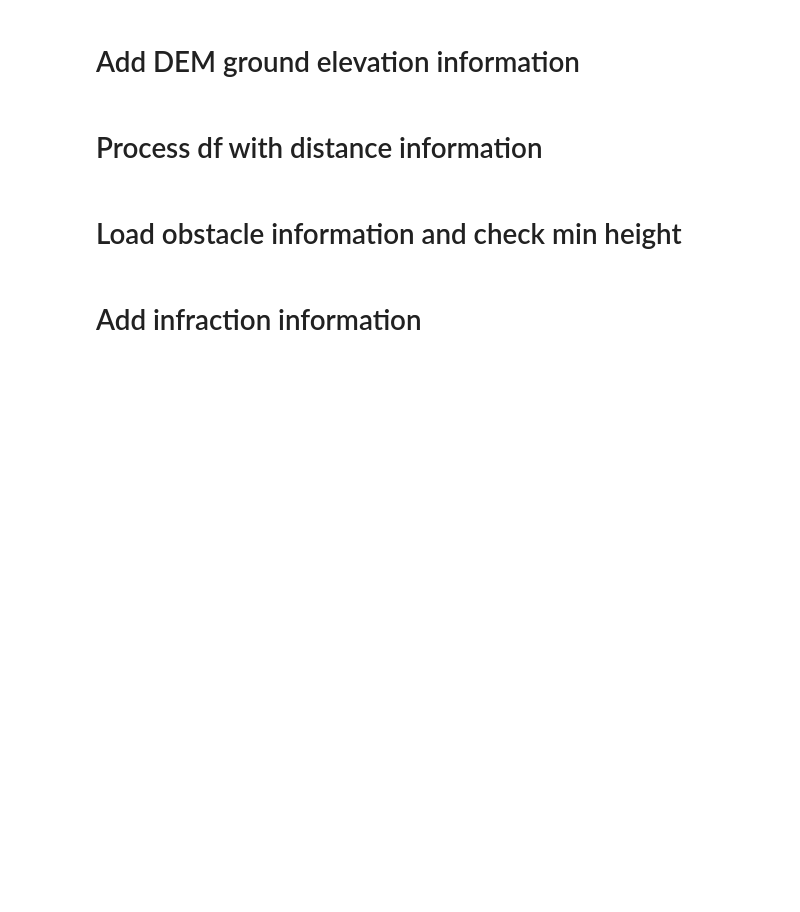
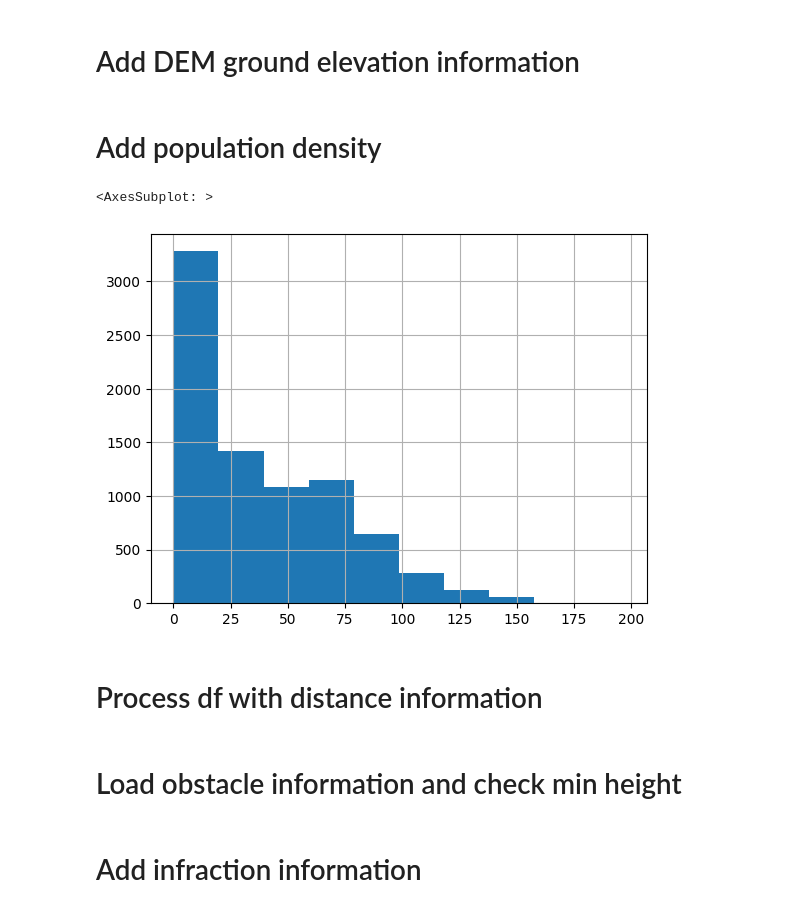
Before and after one commit to DME-3/Low-Alt-Obstacle-Check, a Jupyter notebook: OSN_to_PythonAnywhere.ipynb, the cells around one changed output. Saved outputs shown, nothing was run; the diff lists cells and outputs as text; code cells hidden in the pictures; blank space fills up the shorter version.

Commit message:
new DEM fron LAS and new pop density info

```diff
--- a/OSN_to_PythonAnywhere.ipynb
+++ b/OSN_to_PythonAnywhere.ipynb
@@ -222,7 +222,7 @@ def transform_coords(lon, lat):
 # %%
 final_df['gnd_elev'] = np.nan
 
-dem_src = rasterio.open('./resources/Cologne_EUDEM_v11.tif')
+dem_src = rasterio.open('./resources/Cologne_DEM_merged_from_LAS_25x25.tif')
 
 final_df['etrs89_x'], final_df['etrs89_y'] = zip(*final_df.apply(lambda row: transform_coords(row['lon'], row['lat']), axis=1))
 # %%
@@ -233,6 +233,23 @@ def get_elevation(x, y, dem):
 final_df['gnd_elev'] = final_df.apply(lambda row: get_elevation(row['etrs89_x'], row['etrs89_y'], dem_src), axis=1)
 # %%
 final_df = final_df.drop(columns=['etrs89_x', 'etrs89_y'])
+# %% [markdown]
+# Add population density
+# %%
+final_df['pop_density'] = np.nan
+
+pop_src = rasterio.open('./resources/GHS_POP_E2020_GLOBE_R2023A_4326_3ss_V1_0_Cologne.tif')
+
+def get_population(lon, lat, pop_src):
+    row, col = pop_src.index(lon, lat)
+    return pop_src.read(1)[row, col]
+
+final_df['pop_density'] = final_df.apply(lambda row: get_population(row['lon'], row['lat'], pop_src), axis=1)
+# %%
+final_df.pop_density.hist()
+# %% [output]
+<AxesSubplot: >
+[figure, added]
 # %% [markdown]
 # Process df with distance information
 # %%
```
Also changed, not shown: parts of 7 cells of this notebook, 2 other files.
